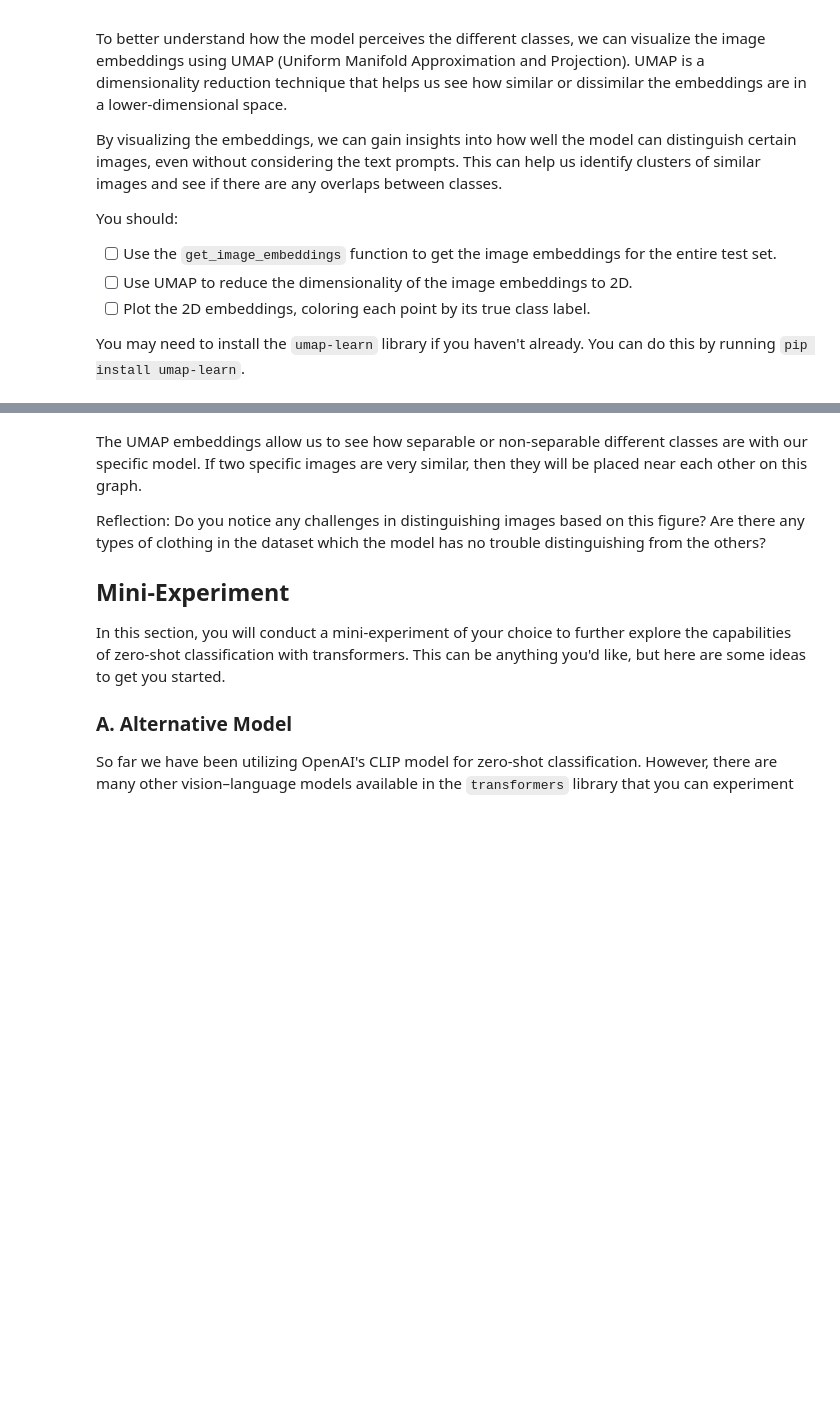
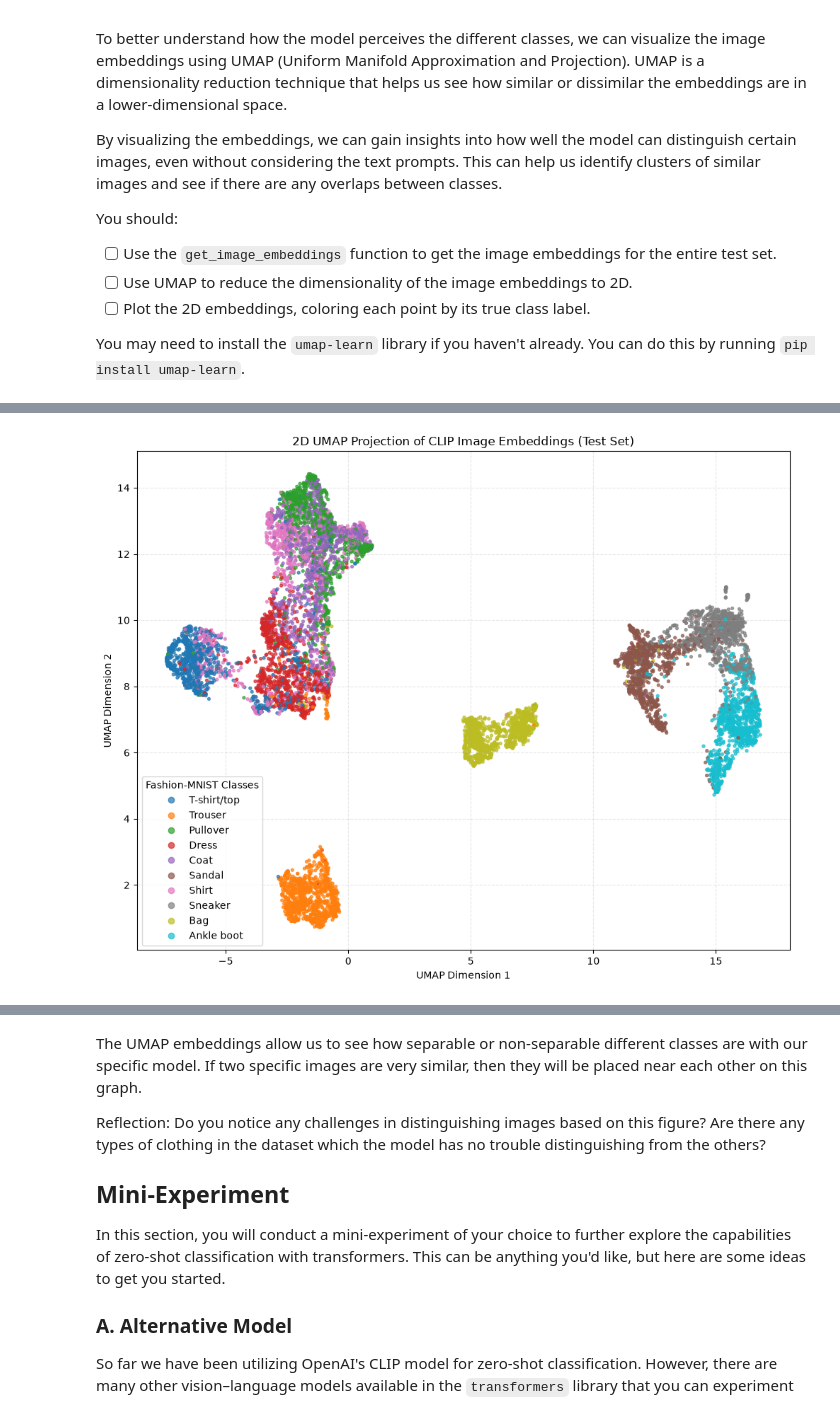
Before and after one commit to 777smitp/deep_learning, a Jupyter notebook: 02_activities/assignments/assignment_2.ipynb, the cells around one changed output, grey strips where cells are left out. Saved outputs shown, nothing was run; the diff lists cells and outputs as text; code cells hidden in the pictures; blank space fills up the shorter version.

```diff
--- a/02_activities/assignments/assignment_2.ipynb
+++ b/02_activities/assignments/assignment_2.ipynb
@@ -256,20 +381,64 @@ You may need to install the `umap-learn` library if you haven't already. You can
 # %%
+import torch
+import numpy as np
+import matplotlib.pyplot as plt
 from umap import UMAP
 
-# ------------------------------------------------------------
+# -------------------------------------------------------
 # 1. Collect image embeddings
-# ------------------------------------------------------------
+# -------------------------------------------------------
 all_img_emb = []
-all_labels  = []
+all_labels = []
 
-for pixel_values, labels in test_loader:
+with torch.no_grad():
+    for pixel_values, labels in test_loader:
+        # Move batch to the same device as the model
+        pixel_values = pixel_values.to(device)
 
+        # Extract embeddings using your helper function
+        img_emb = get_image_embeddings(pixel_values)
 
-# ------------------------------------------------------------
+        # Move back to CPU and convert to NumPy arrays
+        all_img_emb.append(img_emb.cpu().numpy())
+        all_labels.append(labels.numpy())
+
+# Concatenate all batches into single arrays: (N, embed_dim) and (N,)
+X_emb = np.vstack(all_img_emb)
+y_true = np.concatenate(all_labels)
+
+# -------------------------------------------------------
 # 2. Fit UMAP
-# ------------------------------------------------------------
+# -------------------------------------------------------
+# metric="cosine" matches how CLIP compares image/text embeddings
+reducer = UMAP(n_components=2, metric="cosine", random_state=42)
+X_2d = reducer.fit_transform(X_emb)
 
+# -------------------------------------------------------
+# 3. Plot coloured by ground-truth label
+# -------------------------------------------------------
+class_names = [
+    "T-shirt/top", "Trouser", "Pullover", "Dress", "Coat",
+    "Sandal", "Shirt", "Sneaker", "Bag", "Ankle boot"
+]
 
-# ------------------------------------------------------------
-# 3. Plot coloured by ground-truth label
-# ------------------------------------------------------------
+plt.figure(figsize=(10, 8))
+scatter = plt.scatter(
+    X_2d[:, 0],
+    X_2d[:, 1],
+    c=y_true,
+    cmap="tab10",
+    s=8,
+    alpha=0.7
+)
+
+# Build a clean categorical legend using the 10 class names
+handles, _ = scatter.legend_elements()
+plt.legend(handles, class_names, title="Fashion-MNIST Classes", loc="best")
+plt.title("2D UMAP Projection of CLIP Image Embeddings (Test Set)")
+plt.xlabel("UMAP Dimension 1")
+plt.ylabel("UMAP Dimension 2")
+plt.grid(True, linestyle="--", alpha=0.3)
+plt.tight_layout()
+plt.show()
+# %% [output]
+[figure, added]
```
Also changed, not shown: parts of 14 cells of this notebook, 8 other files.
